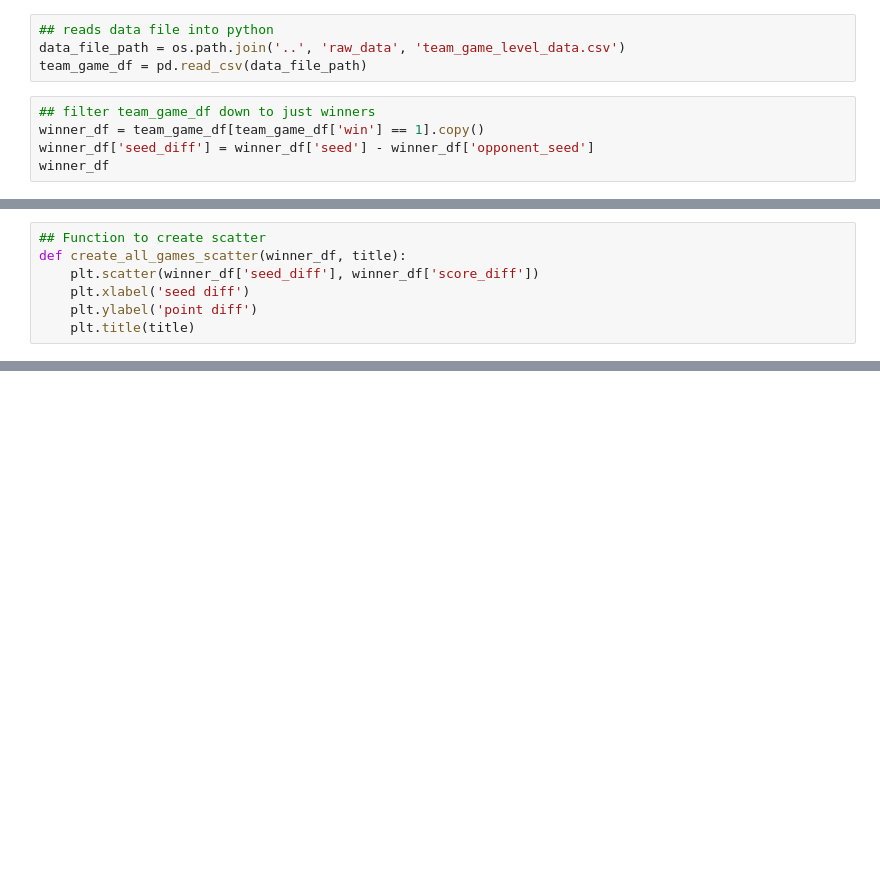
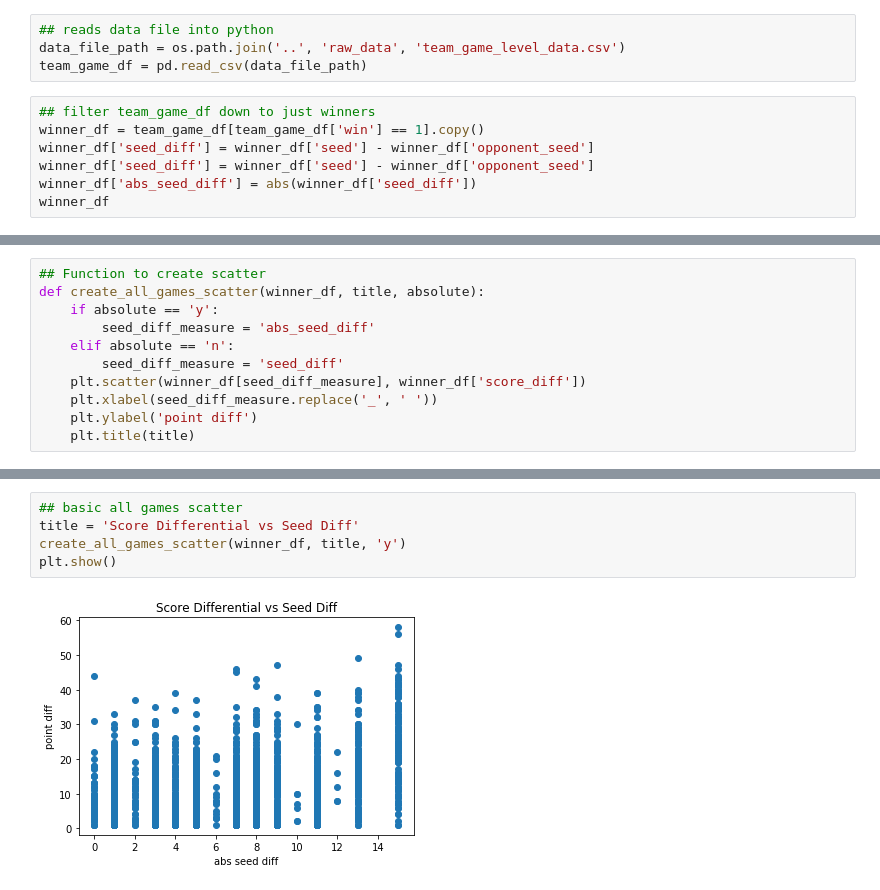
Before and after one commit to mmclaughlin87/march-madness-historical-perfomance, a Jupyter notebook: matchup_summary/point differential vs seed differential.ipynb, the cells around one changed output, grey strips where cells are left out. Saved outputs shown, nothing was run; the diff lists cells and outputs as text; blank space fills up the shorter version.

Commit message:
adjusted functions for point/seed diff and new file for upsets per round

```diff
--- a/matchup_summary/point differential vs seed differential.ipynb
+++ b/matchup_summary/point differential vs seed differential.ipynb
@@ -11,6 +11,8 @@ team_game_df = pd.read_csv(data_file_path)
 ## filter team_game_df down to just winners
 winner_df = team_game_df[team_game_df['win'] == 1].copy()
 winner_df['seed_diff'] = winner_df['seed'] - winner_df['opponent_seed']
+winner_df['seed_diff'] = winner_df['seed'] - winner_df['opponent_seed']
+winner_df['abs_seed_diff'] = abs(winner_df['seed_diff'])
 winner_df
 # %% [output]
 |  | game_id | date | round | region | seed | team | score | opponent_seed | opponent | ... |
@@ -34,8 +36,12 @@ winner_df
 # %%
 ## Function to create scatter
-def create_all_games_scatter(winner_df, title):
-    plt.scatter(winner_df['seed_diff'], winner_df['score_diff'])
-    plt.xlabel('seed diff')
+def create_all_games_scatter(winner_df, title, absolute):
+    if absolute == 'y':
+        seed_diff_measure = 'abs_seed_diff'
+    elif absolute == 'n':
+        seed_diff_measure = 'seed_diff'
+    plt.scatter(winner_df[seed_diff_measure], winner_df['score_diff'])
+    plt.xlabel(seed_diff_measure.replace('_', ' '))
     plt.ylabel('point diff')
     plt.title(title)
 # %%
@@ -61,3 +67,10 @@ create_all_games_scatter(rounds_64_32_winner_df, rounds_64_32_scatter_title)
 plt.show()
 # %% [output]
 [figure]
+# %%
+## basic all games scatter
+title = 'Score Differential vs Seed Diff'
+create_all_games_scatter(winner_df, title, 'y')
+plt.show()
+# %% [output]
+[figure, added]
```
Also changed, not shown: parts of 21 cells of this notebook, 1 other file.
